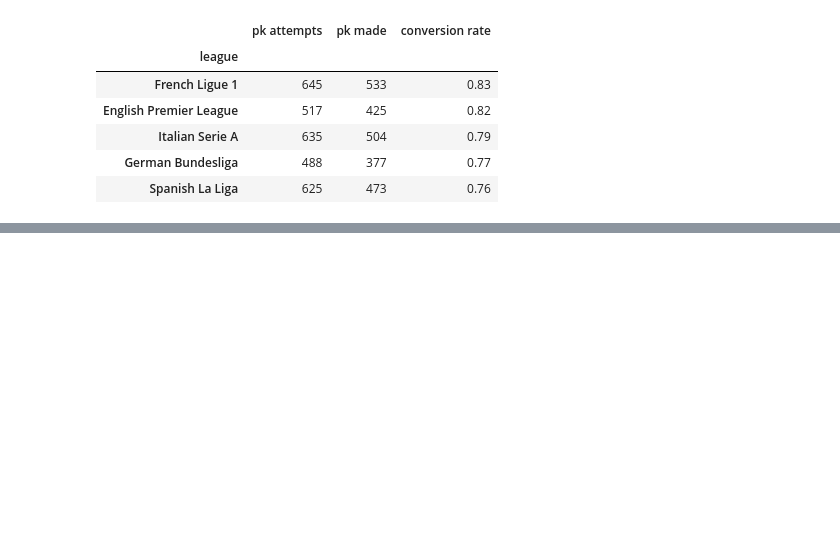
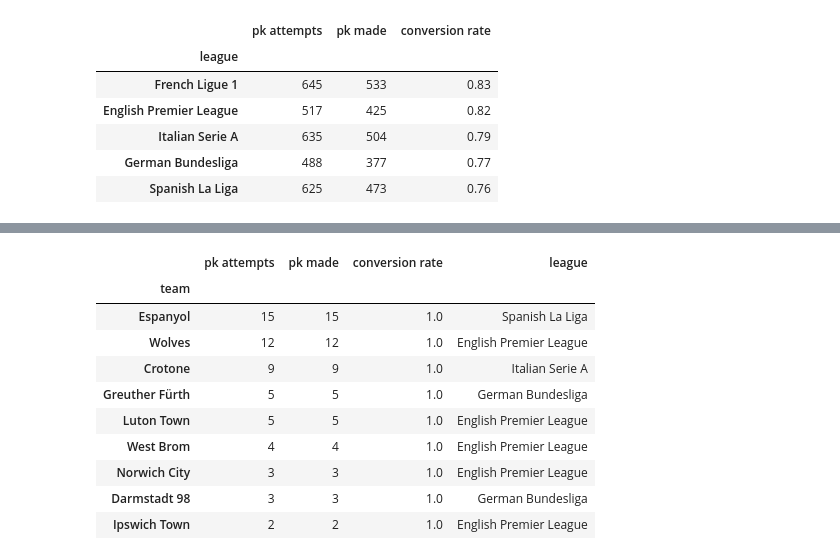
Before and after one commit to alex-milneski/penalty-kick-analysis-top-5-leagues, a Jupyter notebook: PK_Analysis.ipynb, the cells around one changed output, grey strips where cells are left out. Cells and saved outputs as stored; diff of their text form; code cells hidden in the pictures; blank space fills up the shorter version.

```diff
--- a/PK_Analysis.ipynb
+++ b/PK_Analysis.ipynb
@@ -239,0 +329,17 @@ pivot_leagues.sort_values(by='conversion rate', ascending=False)
+# %%
+# Looking for which team has a 100% conversion rate with the most attempts
+
+most_successful = all_leagues.loc[all_leagues['conversion rate'] == 1].sort_values(by='pk attempts', ascending=False)
+most_successful.head(10)
+# %% [output]
+|  | pk attempts | pk made | conversion rate | league |
+| team |  |  |  |  |
+| Espanyol | 15 | 15 | 1.0 | Spanish La Liga |
+| Wolves | 12 | 12 | 1.0 | English Premier League |
+| Crotone | 9 | 9 | 1.0 | Italian Serie A |
+| Greuther Fürth | 5 | 5 | 1.0 | German Bundesliga |
+| Luton Town | 5 | 5 | 1.0 | English Premier League |
+| West Brom | 4 | 4 | 1.0 | English Premier League |
+| Norwich City | 3 | 3 | 1.0 | English Premier League |
+| Darmstadt 98 | 3 | 3 | 1.0 | German Bundesliga |
+| Ipswich Town | 2 | 2 | 1.0 | English Premier League |
```
Also changed, not shown: parts of 11 cells of this notebook.
